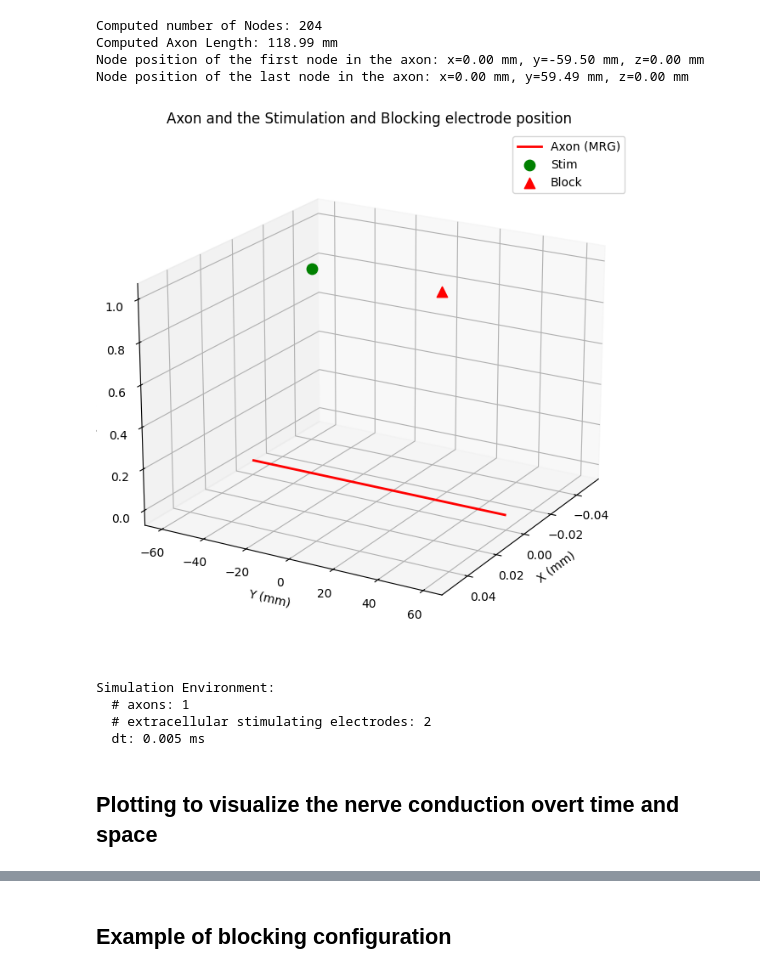
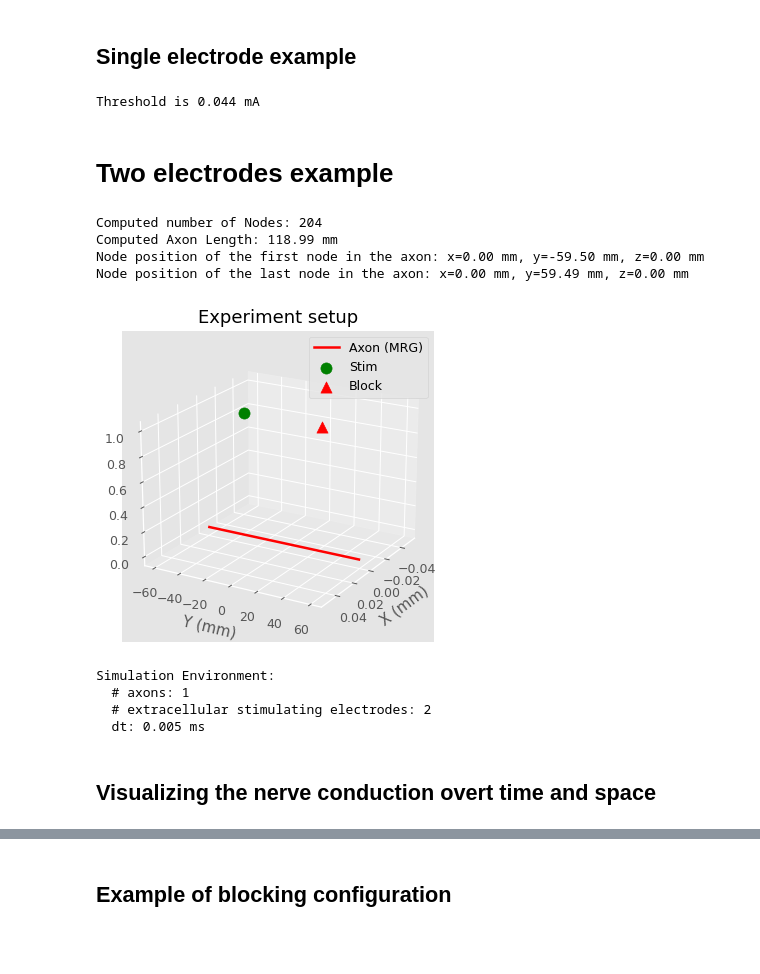
Before and after one commit to predict-idlab/OnlineNeuro, a Jupyter notebook: notebooks/GP_Cajal_AP_blocking.ipynb, the cells around one changed output, grey strips where cells are left out. Cells and saved outputs as stored; diff of their text form; code cells hidden in the pictures; blank space fills up the shorter version.

```diff
--- a/notebooks/GP_Cajal_AP_blocking.ipynb
+++ b/notebooks/GP_Cajal_AP_blocking.ipynb
@@ -107,3 +59,33 @@ def plot_setup(mrg, point_sources, labels=None):
+# %% [markdown]
+## Single electrode example
+# %%
+# Time resolution
+N.dt = 0.005*ms
+# Simulation time
+N.tstop = 5*ms
+
+axon_diameter = 5.7*um # um
+axon_nodes = 71 # number of axon nodes
+# axon model, by default the central node is at origin of the coordinate system
+mrg = MRG(diameter=axon_diameter, axonnodes=axon_nodes)
+
+# extracellular current source
+pointsource = IsotropicPoint(x=0, y=0, z=0.5*mm, rhoe=500*ohm*cm)
+stim = MonophasicPulse(amp=-1*mA, pw=0.2*ms, delay=0.5*ms)
+electrode = pointsource << stim # Assignment
+
+# simulation environment
+env = SimulationEnvironment(axons=[mrg], extra_stim=[electrode])
+
+# calculate threshold
+thresh = env.find_thresh()
+print(f'Threshold is {thresh:.3f} mA')
+
+#From here on we use create_mrg to create the axon model
+# %% [output]
+Threshold is 0.044 mA
+# %% [markdown]
+# Two electrodes example
 # %%
 # Create the axon model
 mrg = create_mrg(diameter=27, length=120, v_init=-80, verbose=True)
@@ -139,13 +121,15 @@ v_rec = StateMonitor(mrg.node, "v")
 # Plot the blocking
 pointsources = [pointsource_stim, pointsource_block]
 labels = ['Stim','Block']
-plot_setup(mrg, pointsources, labels)
 # %% [output]
 Computed number of Nodes: 204
 Computed Axon Length: 118.99 mm
 Node position of the first node in the axon: x=0.00 mm, y=-59.50 mm, z=0.00 mm
 Node position of the last node in the axon: x=0.00 mm, y=59.49 mm, z=0.00 mm
-[figure, removed]
+# %%
+plot_setup_3d(mrg, pointsources, labels,figsize=(4,4), title='Experiment setup',dpi=90)
+# %% [output]
+[figure, added]
 # %%
 # Create the simulation environment
 env = SimulationEnvironment(
@@ -166,4 +150,4 @@ Simulation Environment:
   # extracellular stimulating electrodes: 2
   dt: 0.005 ms
 # %% [markdown]
-## Plotting to visualize the nerve conduction overt time and space
+## Visualizing the nerve conduction overt time and space
```
Also changed, not shown: parts of 43 cells of this notebook, 12 other files.
